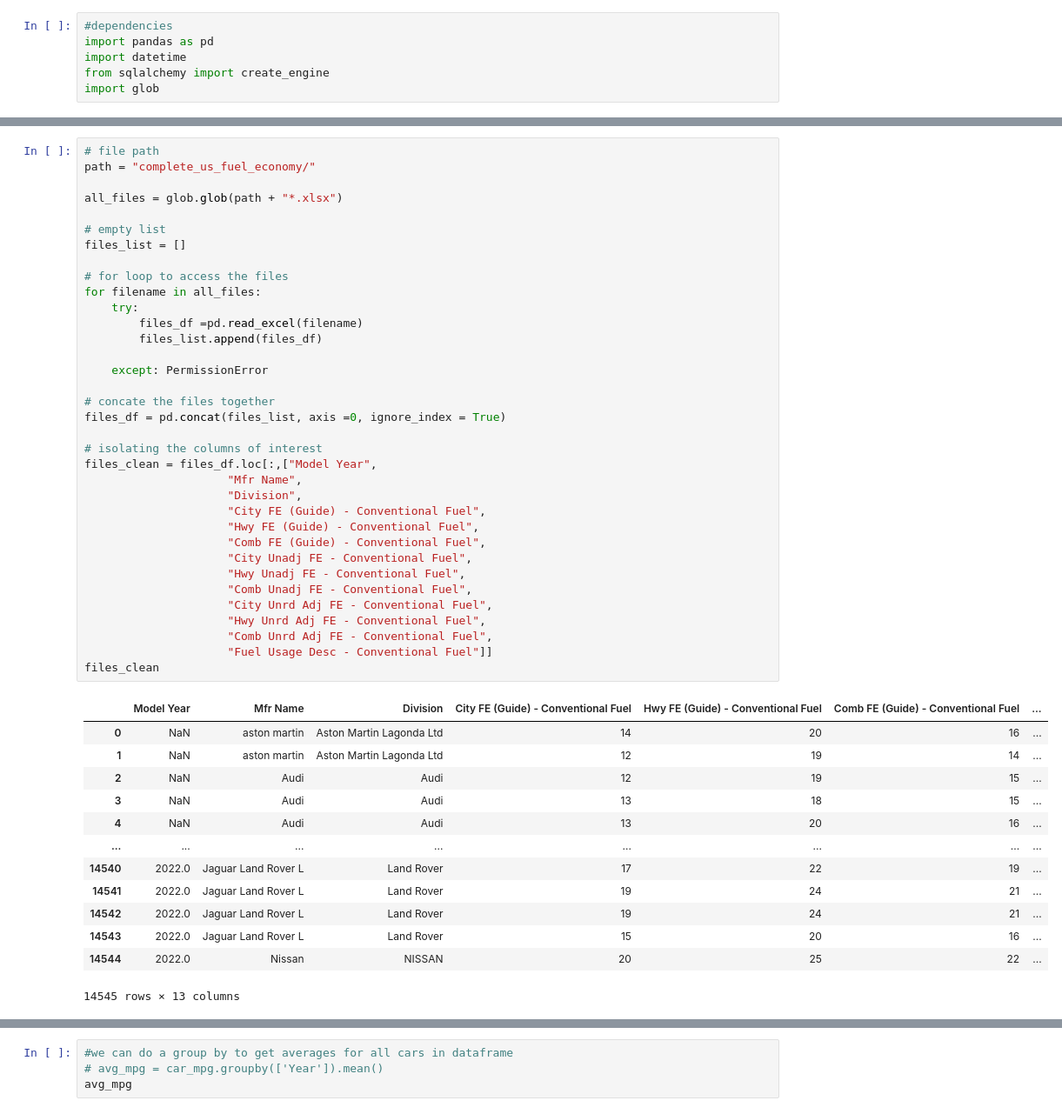
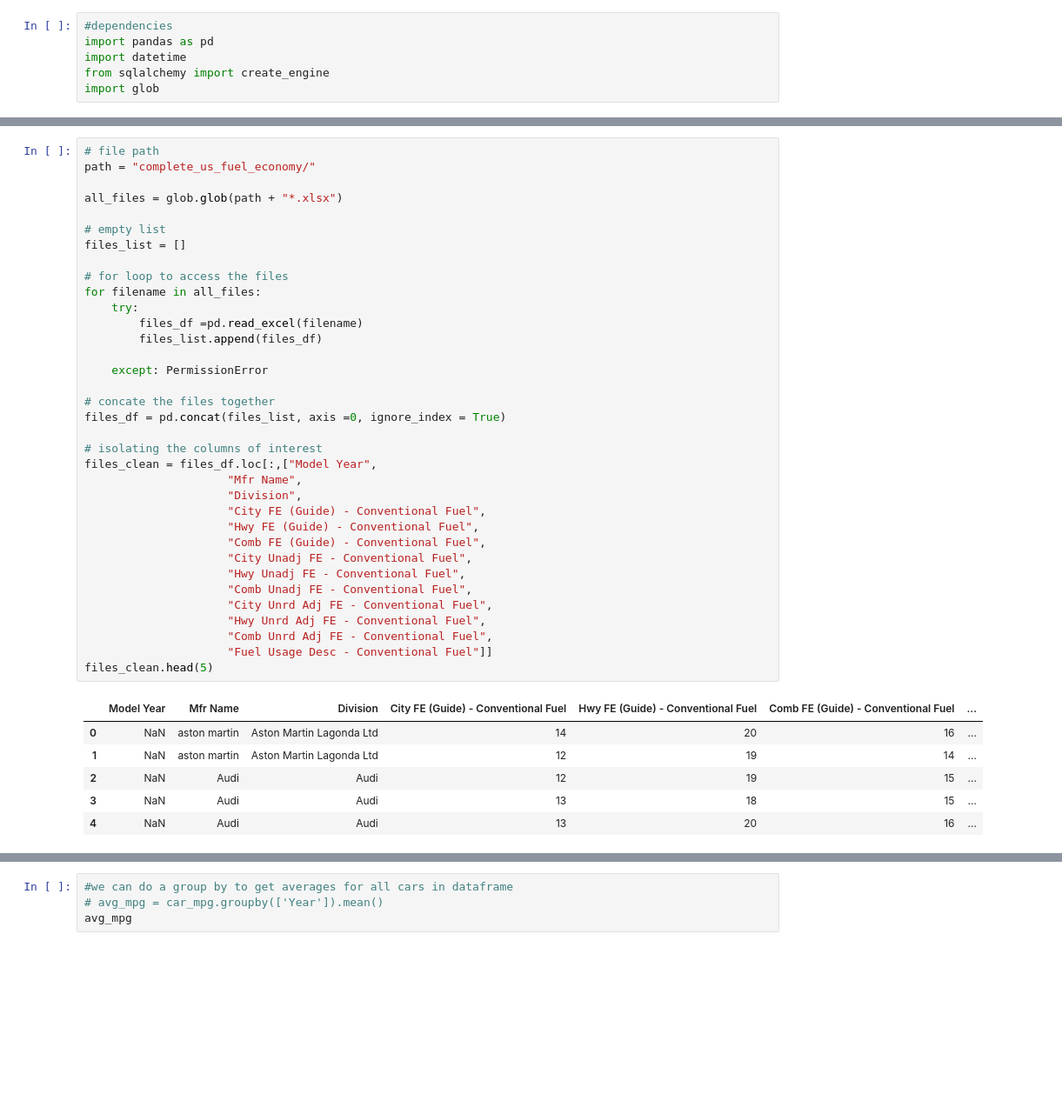
Before and after one commit to JessePRN/Project2Team7, a Jupyter notebook: us_fuel_prices_etl-Yi.ipynb, the cells around one changed output, grey strips where cells are left out. Shown at 87% size. Cells and saved outputs as stored; diff of their text form; blank space fills up the shorter version.

Commit message:
cleaning up the notebook

```diff
--- a/us_fuel_prices_etl-Yi.ipynb
+++ b/us_fuel_prices_etl-Yi.ipynb
@@ -119,38 +97,31 @@ for filename in all_files:
     try:
         files_df =pd.read_excel(filename)
         files_list.append(files_df)
 
     except: PermissionError
 
 # concate the files together
 files_df = pd.concat(files_list, axis =0, ignore_index = True)
 
 # isolating the columns of interest
 files_clean = files_df.loc[:,["Model Year",
                      "Mfr Name",
                      "Division",
                      "City FE (Guide) - Conventional Fuel",
                      "Hwy FE (Guide) - Conventional Fuel",
                      "Comb FE (Guide) - Conventional Fuel",
                      "City Unadj FE - Conventional Fuel",
                      "Hwy Unadj FE - Conventional Fuel",
                      "Comb Unadj FE - Conventional Fuel",
                      "City Unrd Adj FE - Conventional Fuel",
                      "Hwy Unrd Adj FE - Conventional Fuel",
                      "Comb Unrd Adj FE - Conventional Fuel",
                      "Fuel Usage Desc - Conventional Fuel"]]
-files_clean
+files_clean.head(5)
 # %% [output]
 |  | Model Year | Mfr Name | Division | City FE (Guide) - Conventional Fuel | Hwy FE (Guide) - Conventional Fuel | Comb FE (Guide) - Conventional Fuel | ... |
 | 0 | NaN | aston martin | Aston Martin Lagonda Ltd | 14 | 20 | 16 | ... |
 | 1 | NaN | aston martin | Aston Martin Lagonda Ltd | 12 | 19 | 14 | ... |
 | 2 | NaN | Audi | Audi | 12 | 19 | 15 | ... |
 | 3 | NaN | Audi | Audi | 13 | 18 | 15 | ... |
 | 4 | NaN | Audi | Audi | 13 | 20 | 16 | ... |
-| ... | ... | ... | ... | ... | ... | ... | ... |
-| 14540 | 2022.0 | Jaguar Land Rover L | Land Rover | 17 | 22 | 19 | ... |
-| 14541 | 2022.0 | Jaguar Land Rover L | Land Rover | 19 | 24 | 21 | ... |
-| 14542 | 2022.0 | Jaguar Land Rover L | Land Rover | 19 | 24 | 21 | ... |
-| 14543 | 2022.0 | Jaguar Land Rover L | Land Rover | 15 | 20 | 16 | ... |
-| 14544 | 2022.0 | Nissan | NISSAN | 20 | 25 | 22 | ... |
-14545 rows × 13 columns
```
Also changed, not shown: parts of 13 cells of this notebook.
